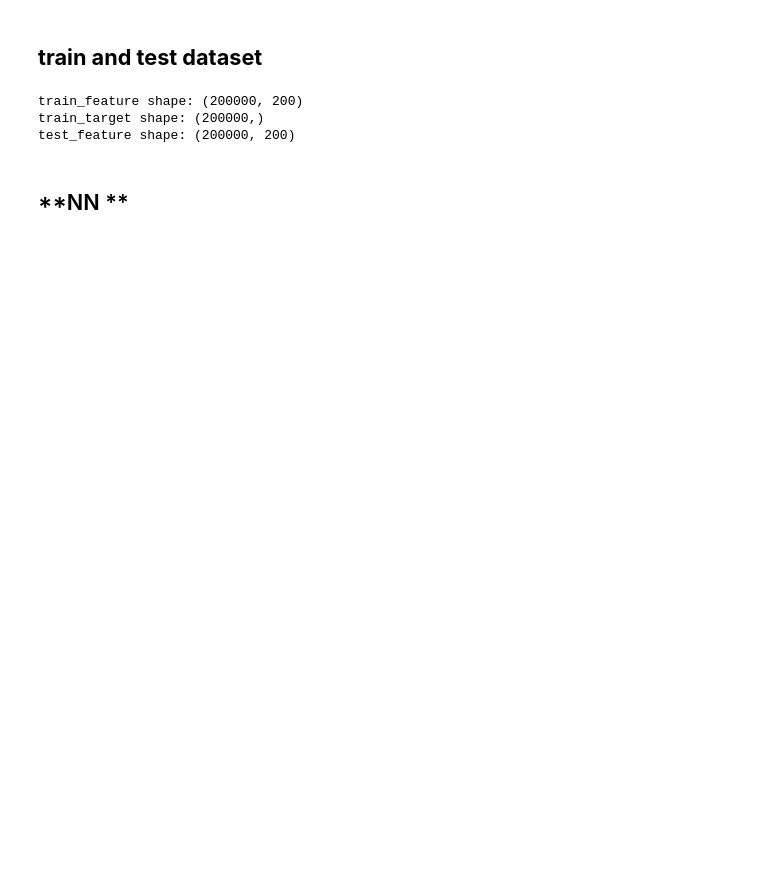
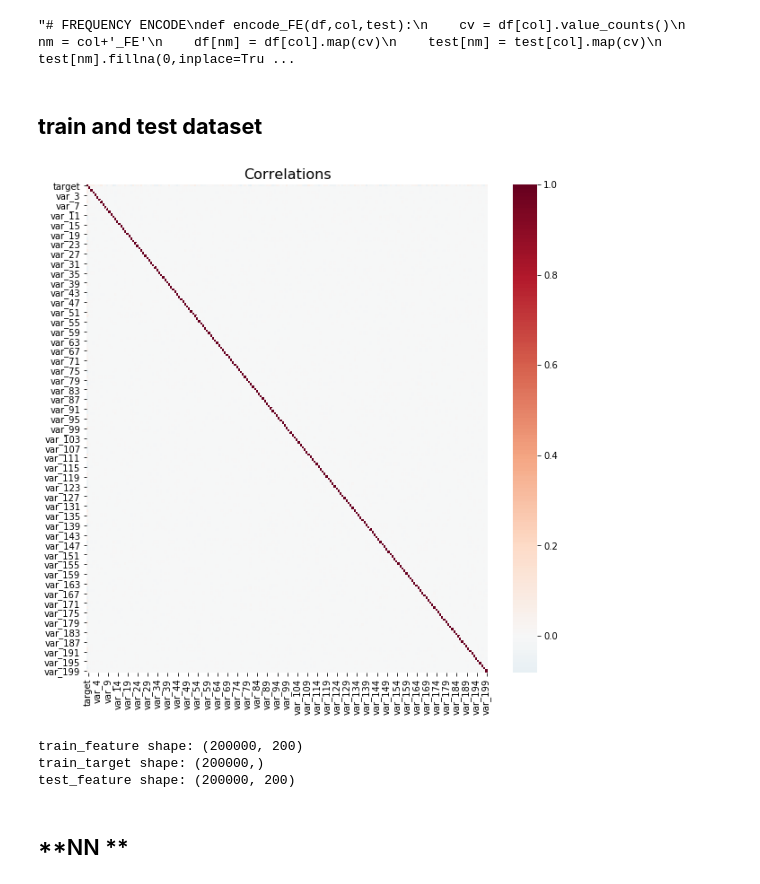
Before and after one commit to pallasathena92/NN, a Jupyter notebook: final.ipynb, the cells around one changed output. Saved outputs shown, nothing was run; the diff lists cells and outputs as text; code cells hidden in the pictures; blank space fills up the shorter version.

```diff
--- a/final.ipynb
+++ b/final.ipynb
@@ -21,0 +71,23 @@ sample_submission = pd.read_csv('../input/sample_submission.csv')
+# %%
+'''# FREQUENCY ENCODE
+def encode_FE(df,col,test):
+    cv = df[col].value_counts()
+    nm = col+'_FE'
+    df[nm] = df[col].map(cv)
+    test[nm] = test[col].map(cv)
+    test[nm].fillna(0,inplace=True)
+    if cv.max()<=255:
+        df[nm] = df[nm].astype('uint8')
+        test[nm] = test[nm].astype('uint8')
+    else:
+        df[nm] = df[nm].astype('uint16')
+        test[nm] = test[nm].astype('uint16')
+    return
+
+test['target'] = -1
+comb = pd.concat([train,test.loc[real_samples_indexes]],axis=0,sort=True)
+for i in range(200): encode_FE(comb,'var_'+str(i),test)
+train = comb[:len(train)]; del comb
+print('Added 200 new magic features!')'''
+# %% [output]
+"# FREQUENCY ENCODE\ndef encode_FE(df,col,test):\n    cv = df[col].value_counts()\n    nm = col+'_FE'\n    df[nm] = df[col].map(cv)\n    test[nm] = test[col].map(cv)\n    test[nm].fillna(0,inplace=Tru ...
@@ -24,3 +103,13 @@ sample_submission = pd.read_csv('../input/sample_submission.csv')
+# %%
+corrs = train.corr()
+# %%
+#heat map
+plt.figure(figsize=(10,10))
+sns.heatmap(corrs, cmap='RdBu_r', center=0.0)
+plt.title('Correlations',fontsize=16)
+plt.show()
+# %% [output]
+[figure, added]
 # %%
 x_train = train.iloc[:,2:]
 y_train = train['target']
```
Also changed, not shown: parts of 27 cells of this notebook.
